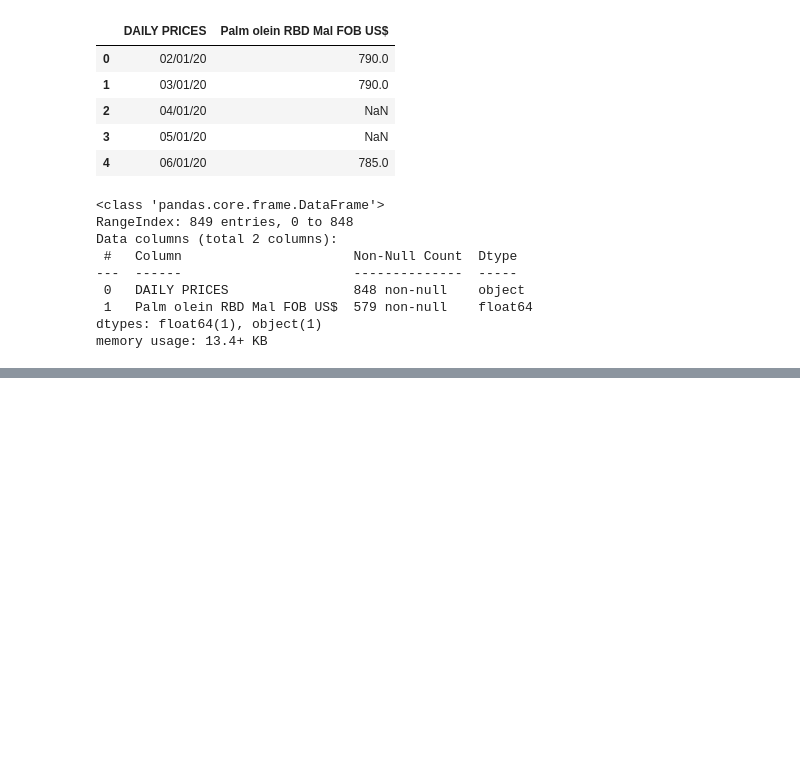
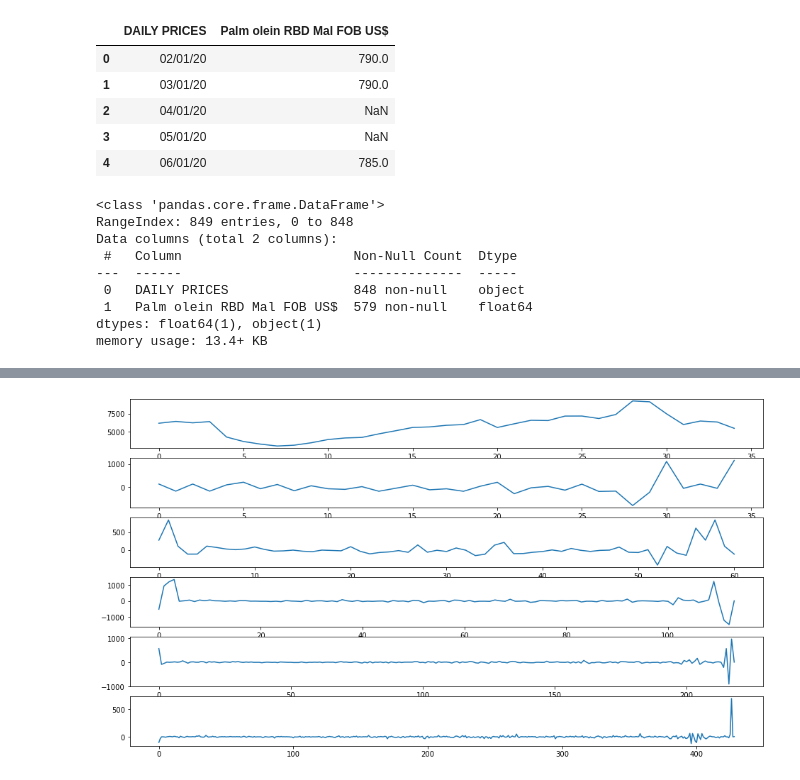
Before and after one commit to mkingopng/palm_olein, a Jupyter notebook: wk-palm_oil_eda.ipynb, the cells around one changed output, grey strips where cells are left out. Cells and saved outputs as stored; diff of their text form; code cells hidden in the pictures; blank space fills up the shorter version.

```diff
--- a/wk-palm_oil_eda.ipynb
+++ b/wk-palm_oil_eda.ipynb
@@ -85 +102,11 @@ fig.show()
+# %%
+from matplotlib import pyplot as plt
+ax = None
+if ax is None:
+    f, ax = plt.subplots(len(coeffs), figsize=(16, 9))
+
+for i, coef in enumerate(coeffs):
+    ax[i].plot(coef)
+# %% [output]
+[figure, added]
 # %%
```
Also changed, not shown: parts of 5 cells of this notebook.
